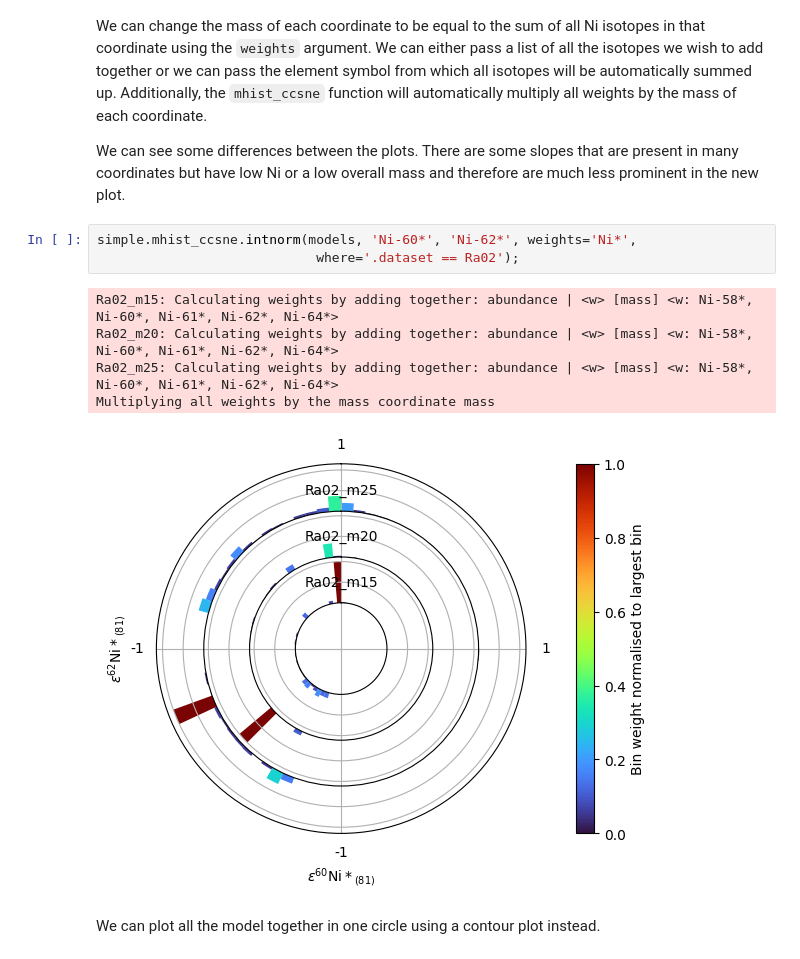
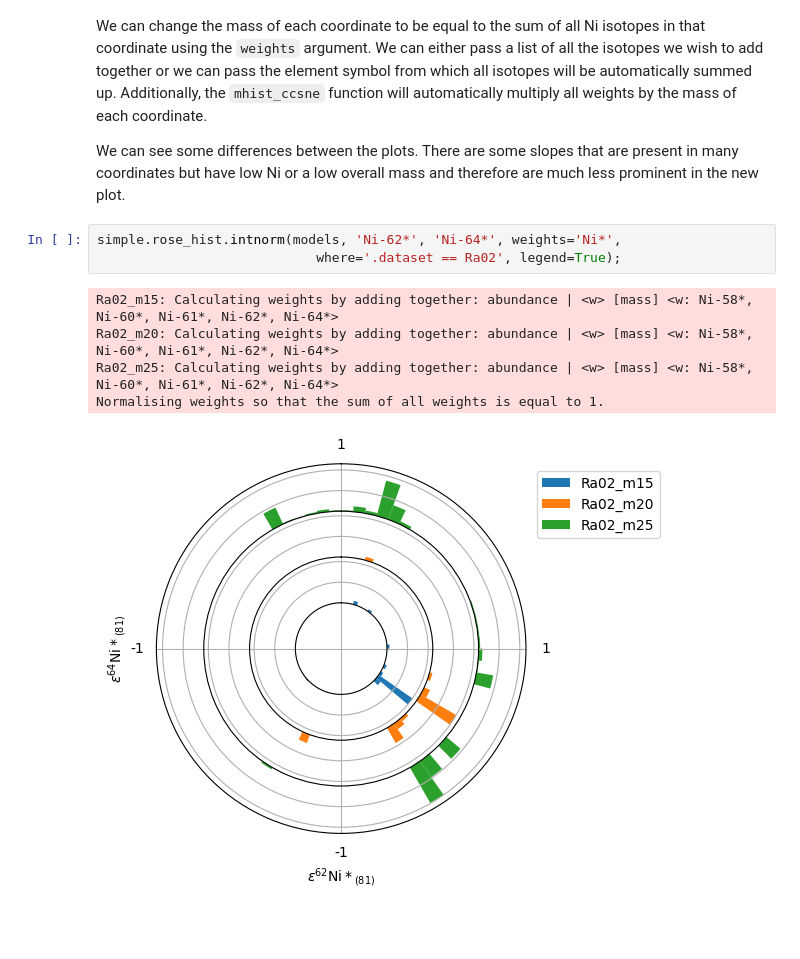
Before and after one commit to mattias-ek/SIMPLE, a Jupyter notebook: notebooks/ccsne_tutorial2.ipynb, the cells around one changed output. Saved outputs shown, nothing was run; the diff lists cells and outputs as text; blank space fills up the shorter version.

```diff
--- a/notebooks/ccsne_tutorial2.ipynb
+++ b/notebooks/ccsne_tutorial2.ipynb
@@ -216,13 +218,11 @@ We can change the mass of each coordinate to be equal to the sum of all Ni isoto
 
 We can see some differences between the plots. There are some slopes that are present in many coordinates but have low Ni or a low overall mass and therefore are much less prominent in the new plot.
 # %%
-simple.mhist_ccsne.intnorm(models, 'Ni-60*', 'Ni-62*', weights='Ni*',
-                            where='.dataset == Ra02');
+simple.rose_hist.intnorm(models, 'Ni-62*', 'Ni-64*', weights='Ni*',
+                            where='.dataset == Ra02', legend=True);
 # %% [output]
 Ra02_m15: Calculating weights by adding together: abundance | <w> [mass] <w: Ni-58*, Ni-60*, Ni-61*, Ni-62*, Ni-64*>
 Ra02_m20: Calculating weights by adding together: abundance | <w> [mass] <w: Ni-58*, Ni-60*, Ni-61*, Ni-62*, Ni-64*>
 Ra02_m25: Calculating weights by adding together: abundance | <w> [mass] <w: Ni-58*, Ni-60*, Ni-61*, Ni-62*, Ni-64*>
-Multiplying all weights by the mass coordinate mass
+Normalising weights so that the sum of all weights is equal to 1.
-[figure, old version]
+[figure, new version]
-# %% [markdown]
-We can plot all the model together in one circle using a contour plot instead.
```
Also changed, not shown: parts of 12 cells of this notebook, 17 other files.
